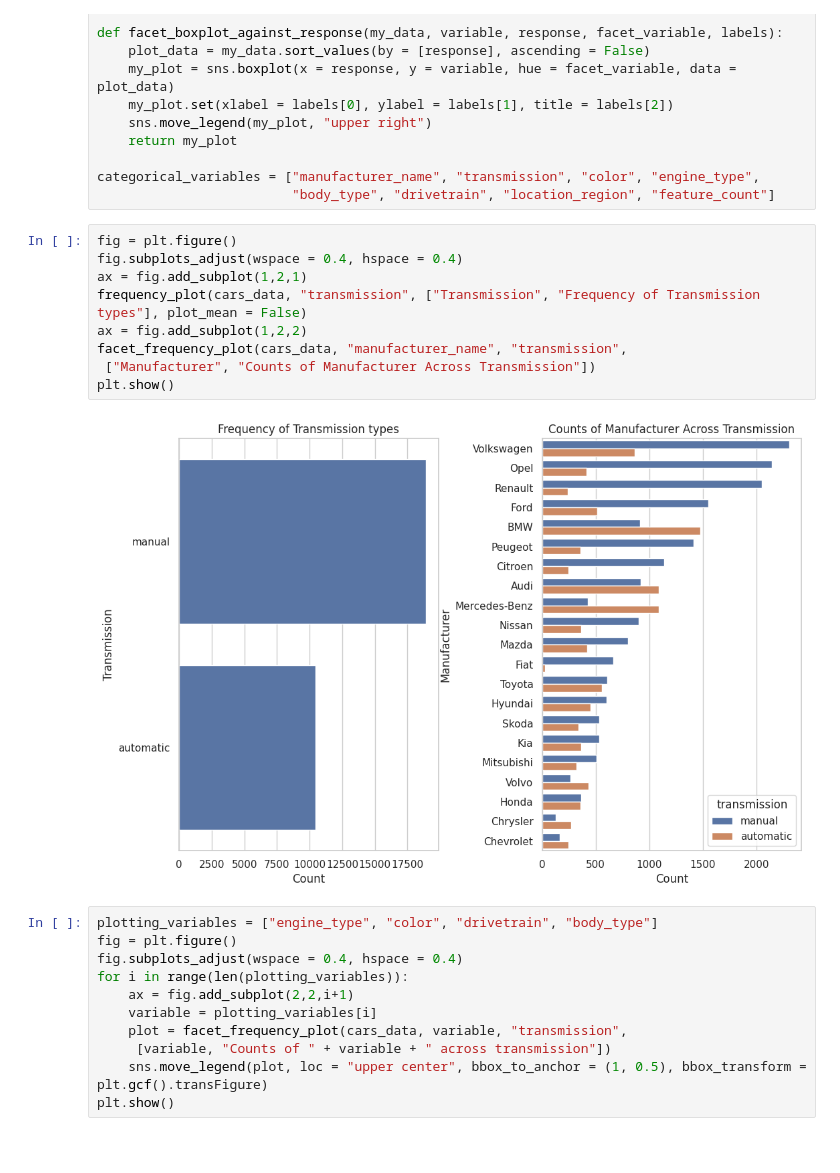
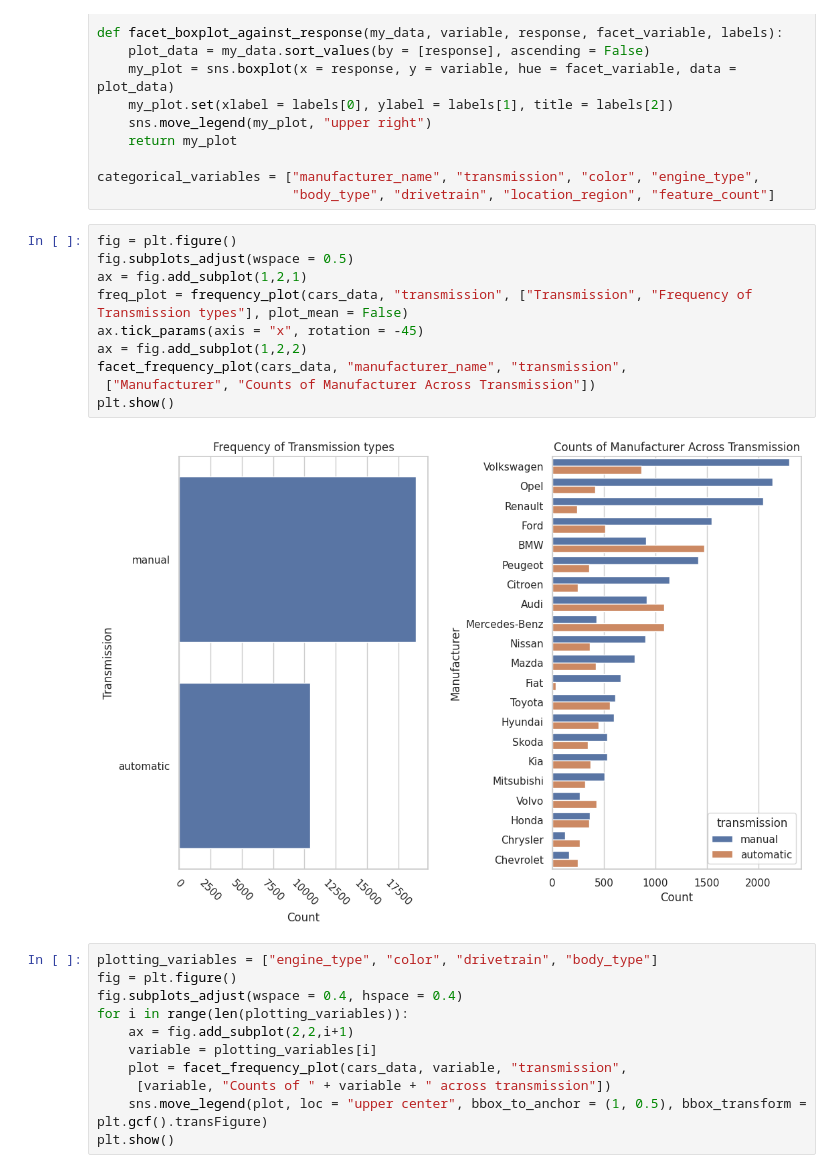
Before and after one commit to NigelPetersen/UsedCars, a Jupyter notebook: UsedCars.ipynb, the cells around one changed output. Drawn from its saved outputs; the diff is of its cells as text; blank space fills up the shorter version.

```diff
--- a/UsedCars.ipynb
+++ b/UsedCars.ipynb
@@ -101,15 +97,16 @@ categorical_variables = ["manufacturer_name", "transmission", "color", "engine_t
                          "body_type", "drivetrain", "location_region", "feature_count"]
 # %%
 fig = plt.figure()
-fig.subplots_adjust(wspace = 0.4, hspace = 0.4)
+fig.subplots_adjust(wspace = 0.5)
 ax = fig.add_subplot(1,2,1)
-frequency_plot(cars_data, "transmission", ["Transmission", "Frequency of Transmission types"], plot_mean = False)
+freq_plot = frequency_plot(cars_data, "transmission", ["Transmission", "Frequency of Transmission types"], plot_mean = False)
+ax.tick_params(axis = "x", rotation = -45)
 ax = fig.add_subplot(1,2,2)
 facet_frequency_plot(cars_data, "manufacturer_name", "transmission",
  ["Manufacturer", "Counts of Manufacturer Across Transmission"])
 plt.show()
 # %% [output]
-[figure, old version]
+[figure, new version]
 # %%
 plotting_variables = ["engine_type", "color", "drivetrain", "body_type"]
 fig = plt.figure()
```
Also changed, not shown: parts of 11 cells of this notebook.
